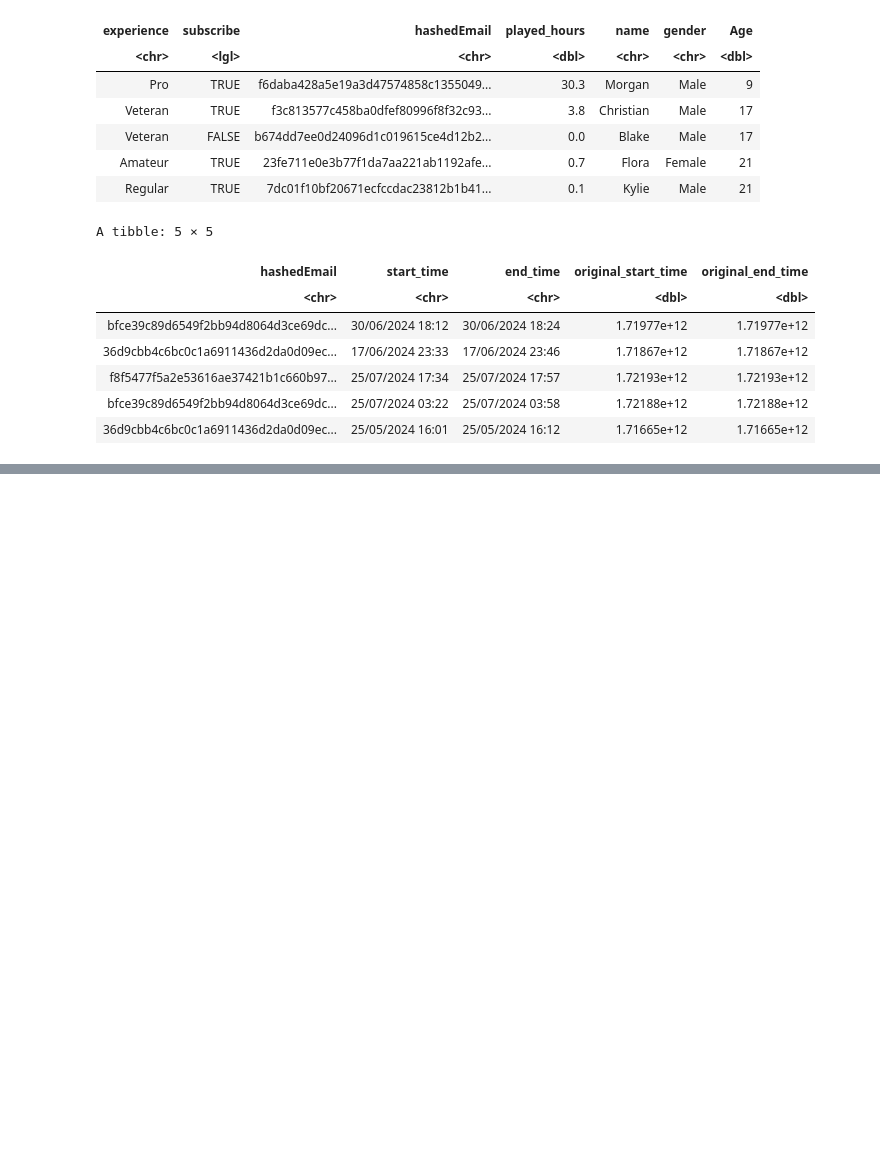
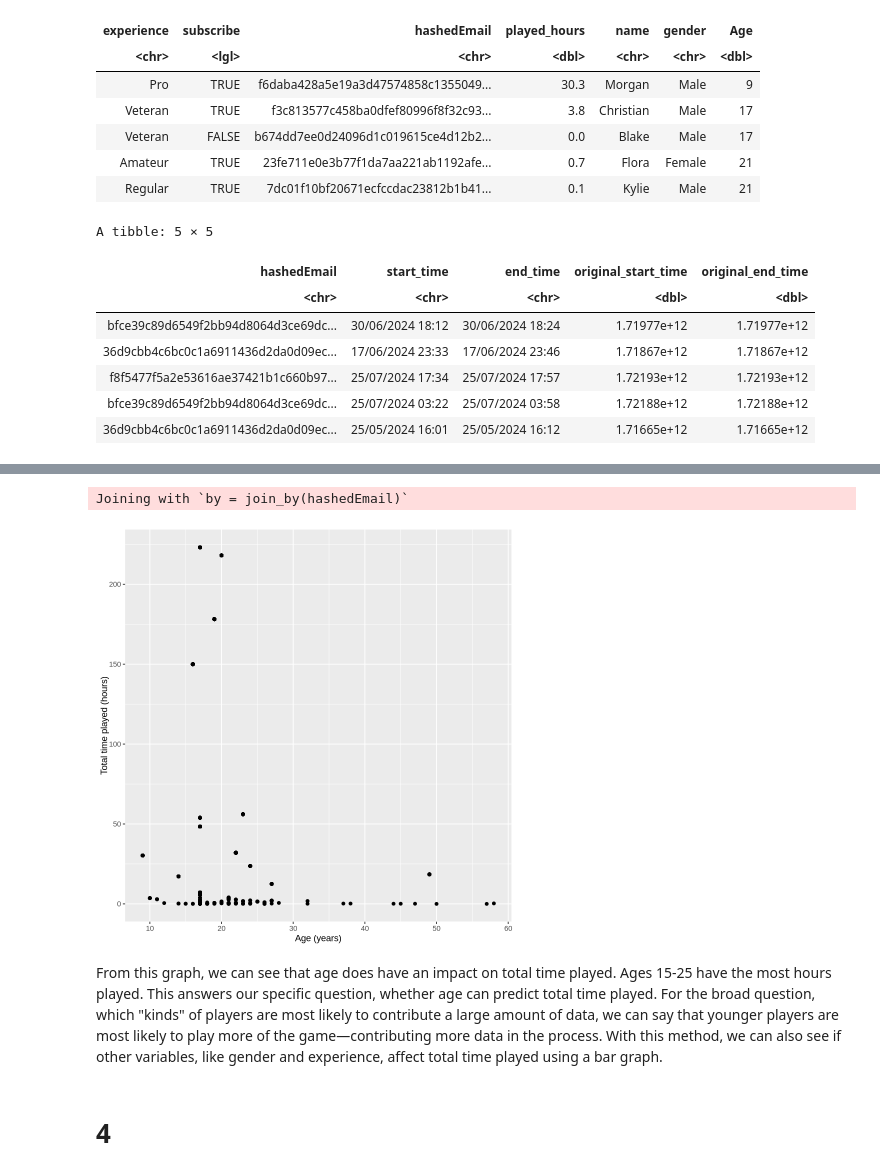
Before and after one commit to calentynes/indrepo, a Jupyter notebook: project.ipynb, the cells around one changed output, grey strips where cells are left out. Saved outputs shown, nothing was run; the diff lists cells and outputs as text; code cells hidden in the pictures; blank space fills up the shorter version.

```diff
--- a/project.ipynb
+++ b/project.ipynb
@@ -193,0 +182,15 @@ There are 6 categories (after wrangling):
+# %%
+combined <- full_join(useful_sessions, players) |>
+    na.omit() |>
+    unique()
+hours_vs_age <- combined |> ggplot(aes(x = Age, y = played_hours)) +
+    geom_point() +
+    labs(x = "Age (years)", y = "Total time played (hours)")
+hours_vs_age
+# %% [output]
+Joining with `by = join_by(hashedEmail)`
+[figure, added]
+# %% [markdown]
+From this graph, we can see that age does have an impact on total time played. Ages 15-25 have the most hours played. This answers our specific question, whether age can predict total time played. For the broad question, which "kinds" of players are most likely to contribute a large amount of data, we can say that younger players are most likely to play more of the game—contributing more data in the process. With this method, we can also see if other variables, like gender and experience, affect total time played using a bar graph.
+# %% [markdown]
+# 4
```
Also changed, not shown: parts of 6 cells of this notebook.
